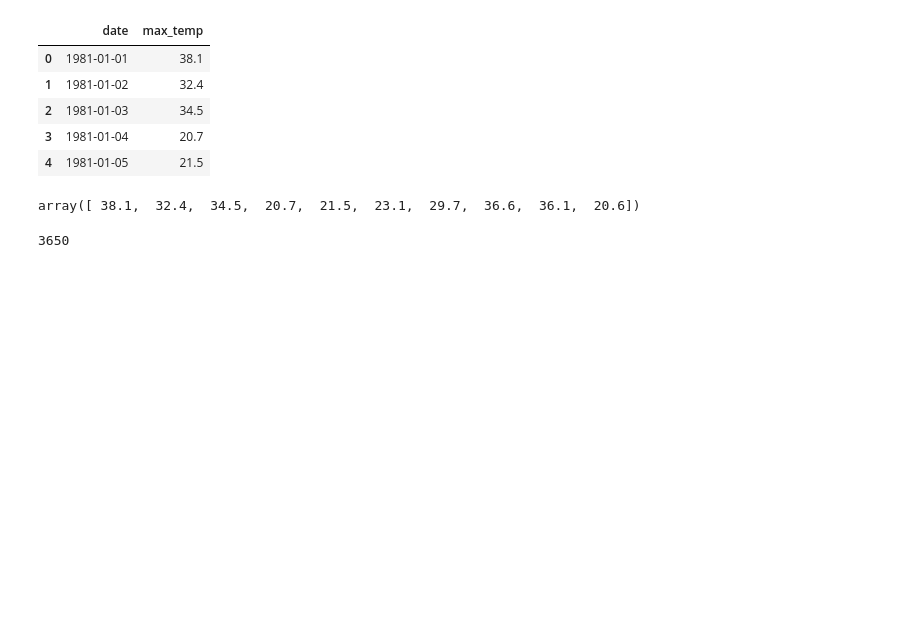
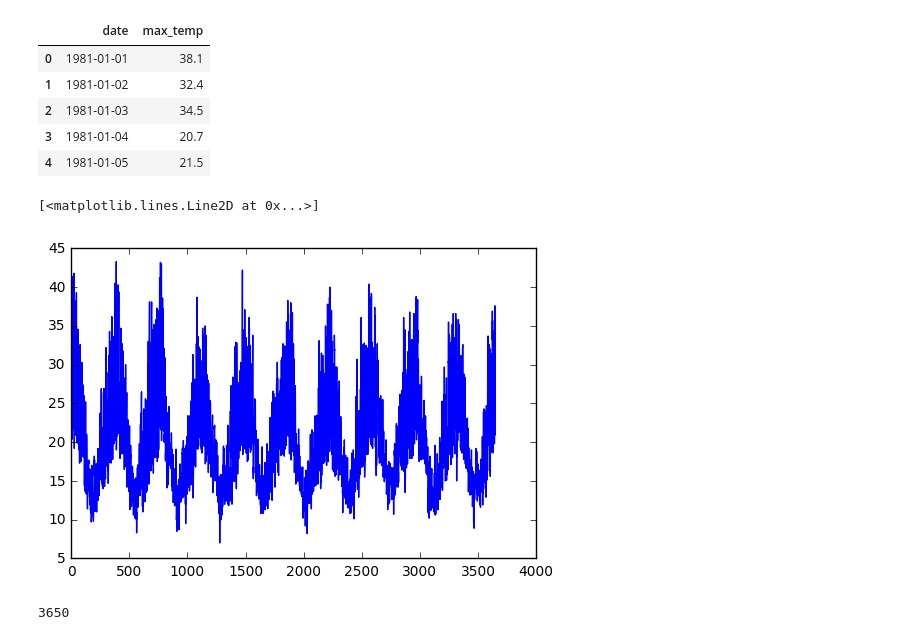
Before and after one commit to rohitash-chandra/NeuralNetworksCourse_CTDS, a Jupyter notebook: week5/python/high_temp.ipynb, the cells around one changed output. Saved outputs shown, nothing was run; the diff lists cells and outputs as text; code cells hidden in the pictures; blank space fills up the shorter version.

```diff
--- a/week5/python/high_temp.ipynb
+++ b/week5/python/high_temp.ipynb
@@ -22,10 +22,11 @@ df.head()
 | 4 | 1981-01-05 | 21.5 |
 # %%
 raw_data = df.max_temp.values
-# %%
-raw_data[:10]
-# %% [output]
-array([ 38.1,  32.4,  34.5,  20.7,  21.5,  23.1,  29.7,  36.6,  36.1,  20.6])
+# %%
+plt.plot(raw_data)
+# %% [output]
+[<matplotlib.lines.Line2D at 0x...>]
+[figure, added]
 # %%
 scaler = MinMaxScaler(feature_range=(0,1))
 raw_data = scaler.fit_transform(raw_data.reshape(-1,1))
```
Also changed, not shown: parts of 5 cells of this notebook, 2 other files.
